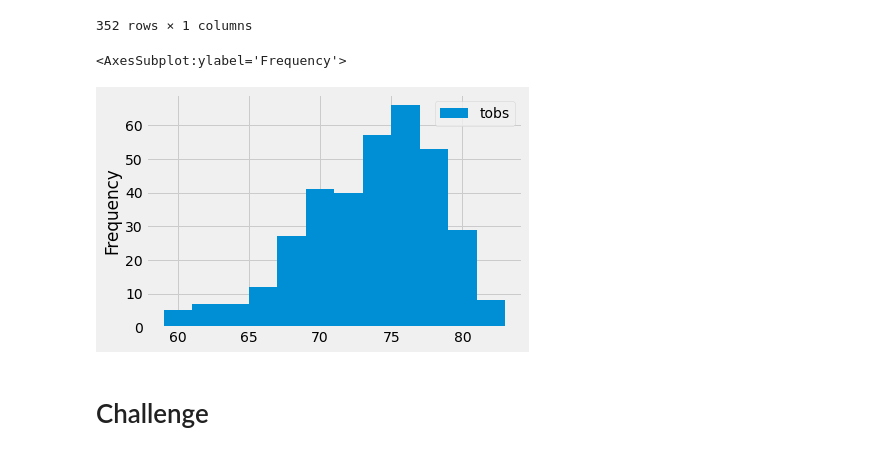
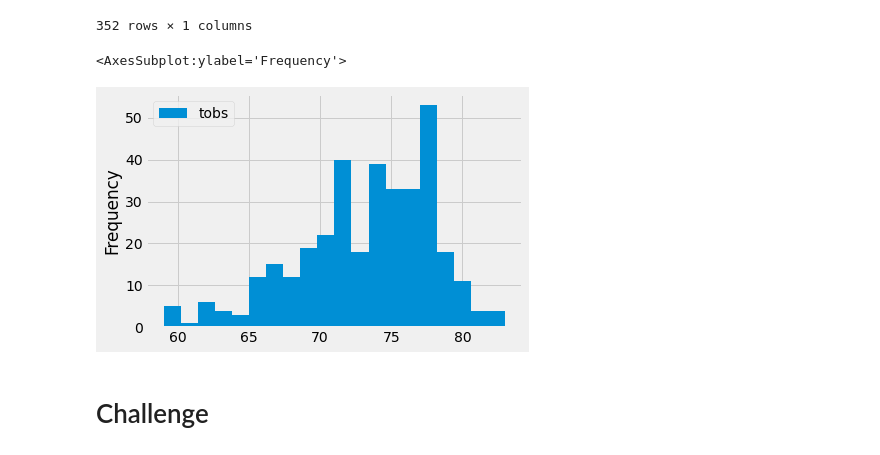
Before and after one commit to carlosdiaz77/surfs_up, a Jupyter notebook: b_climate_analysis.ipynb, the cells around one changed output. Drawn from its saved outputs; the diff is of its cells as text; code cells hidden in the pictures.

```diff
--- a/b_climate_analysis.ipynb
+++ b/b_climate_analysis.ipynb
@@ -203,10 +203,10 @@ df
 | 351 | 79.0 |
 352 rows × 1 columns
 # %%
-df.plot.hist(bins=12)
+df.plot.hist(bins=20)
 # %% [output]
 <AxesSubplot:ylabel='Frequency'>
-[figure, old version]
+[figure, new version]
 # %%
 # Write a function called `calc_temps` that will accept start date and end date in the format '%Y-%m-%d'
 # and return the minimum, average, and maximum temperatures for that range of dates
```
Also changed, not shown: 1 other file.
